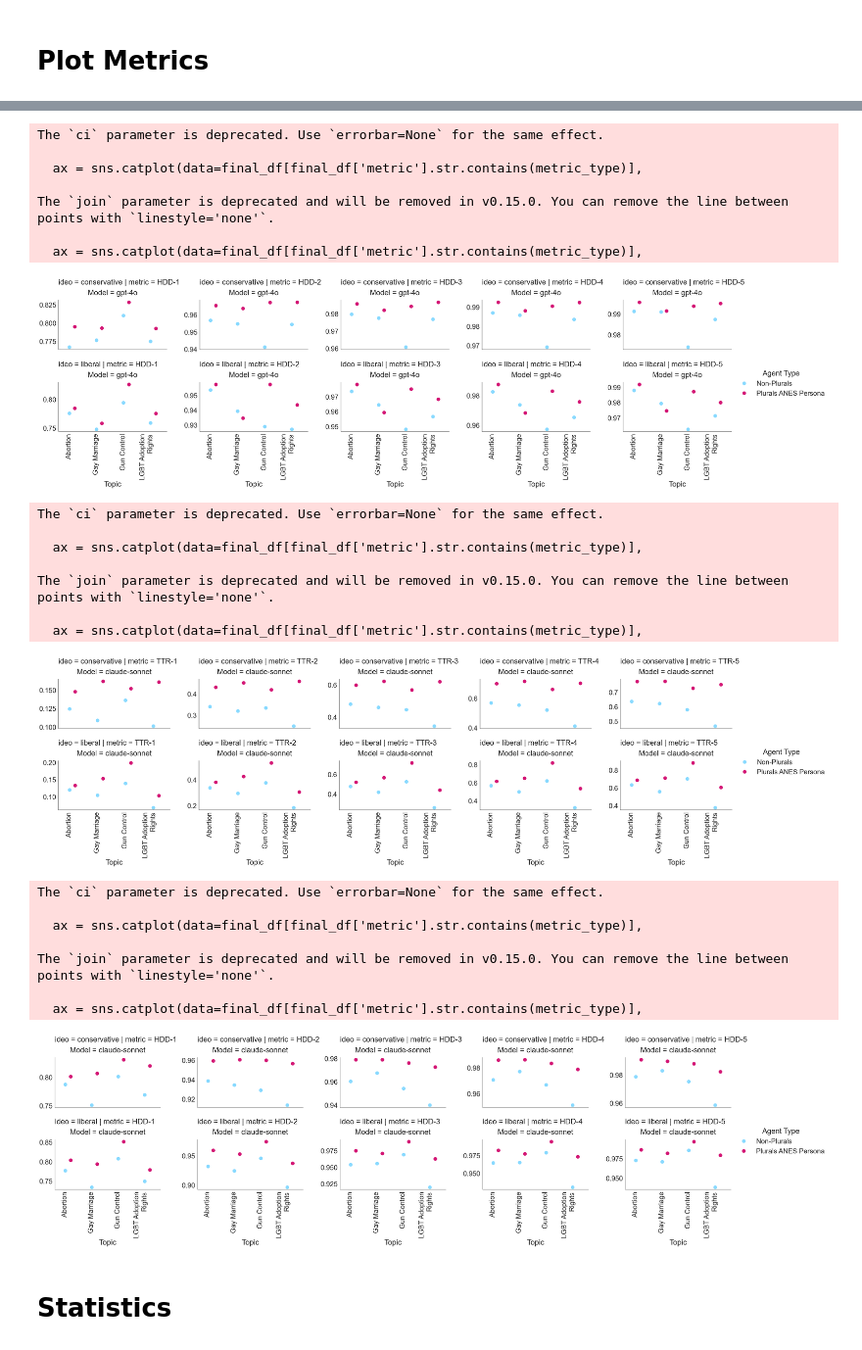
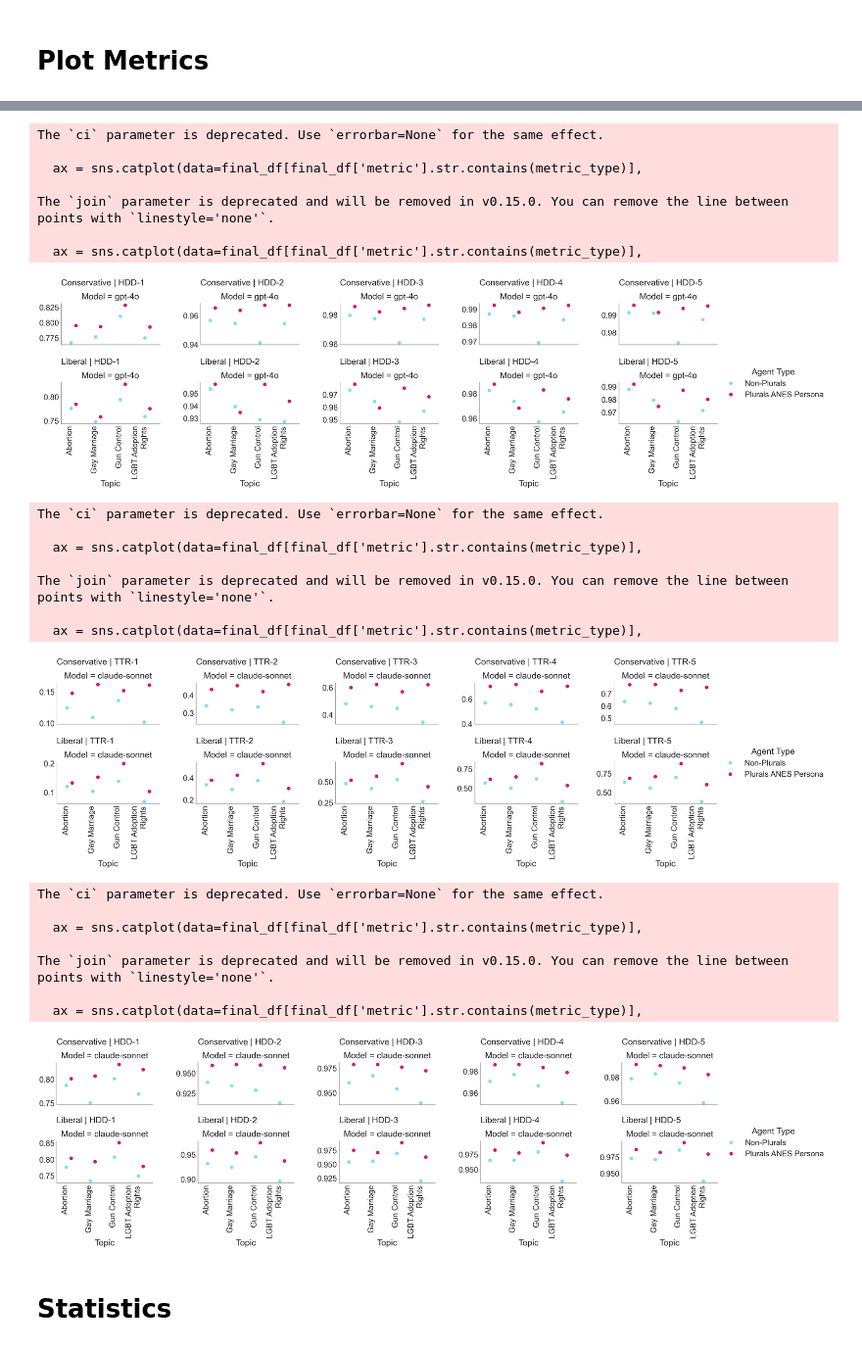
Before and after one commit to josh-ashkinaze/sim_ensembles, a Jupyter notebook: scripts/1.2_pol_specific.ipynb, the cells around one changed output, grey strips where cells are left out. Shown at 98% size. Saved outputs shown, nothing was run; the diff lists cells and outputs as text; code cells hidden in the pictures.

```diff
--- a/scripts/1.2_pol_specific.ipynb
+++ b/scripts/1.2_pol_specific.ipynb
@@ -128,11 +128,12 @@ concat.to_csv("../data/processed/combined_diversity_metrics.csv", index=False)
 # Plot Metrics
 # %%
 
-mypal = make_aesthetic(with_gridlines=False, font_scale=2.9)
+mypal = make_aesthetic(with_gridlines=False, font_scale=3.4)
 
 for model, model_file in model_files.items():
     final_df = model_file['final_df']
     final_df['ideo'] = final_df['ideology']
+    final_df['ideo_title'] = final_df['ideology'].apply(lambda x: x.title())
     for metric_type in ['TTR', 'HDD']:
         ax = sns.catplot(data=final_df[final_df['metric'].str.contains(metric_type)],
                         y='mean',
@@ -143,11 +144,12 @@ for model, model_file in model_files.items():
                         sharey=False,
                         join=False,
                         markersize=12,
-                        row='ideo',
+                        row='ideo_title',
                         aspect=1.5,
                         dodge=0.2,
                         ci=None)
 
+        ax.set_titles(template='{row_name} | {col_name}')
 
         for ax in ax.axes.flat:
             ax.set_xlabel('Topic')
@@ -172,19 +174,19 @@ The `join` parameter is deprecated and will be removed in v0.15.0. You can remov
 The `ci` parameter is deprecated. Use `errorbar=None` for the same effect.
 
   ax = sns.catplot(data=final_df[final_df['metric'].str.contains(metric_type)],
 
 The `join` parameter is deprecated and will be removed in v0.15.0. You can remove the line between points with `linestyle='none'`.
 
   ax = sns.catplot(data=final_df[final_df['metric'].str.contains(metric_type)],
-[figure, old version]
+[figure, new version]
 The `ci` parameter is deprecated. Use `errorbar=None` for the same effect.
 
   ax = sns.catplot(data=final_df[final_df['metric'].str.contains(metric_type)],
 
 The `join` parameter is deprecated and will be removed in v0.15.0. You can remove the line between points with `linestyle='none'`.
 
   ax = sns.catplot(data=final_df[final_df['metric'].str.contains(metric_type)],
-[figure, old version]
+[figure, new version]
 The `ci` parameter is deprecated. Use `errorbar=None` for the same effect.
 
   ax = sns.catplot(data=final_df[final_df['metric'].str.contains(metric_type)],
@@ -192,7 +194,7 @@ The `ci` parameter is deprecated. Use `errorbar=None` for the same effect.
 The `join` parameter is deprecated and will be removed in v0.15.0. You can remove the line between points with `linestyle='none'`.
 
   ax = sns.catplot(data=final_df[final_df['metric'].str.contains(metric_type)],
-[figure, old version]
+[figure, new version]
 # %% [markdown]
 # Statistics
 # %%
```
Also changed, not shown: parts of 1 cell of this notebook.
